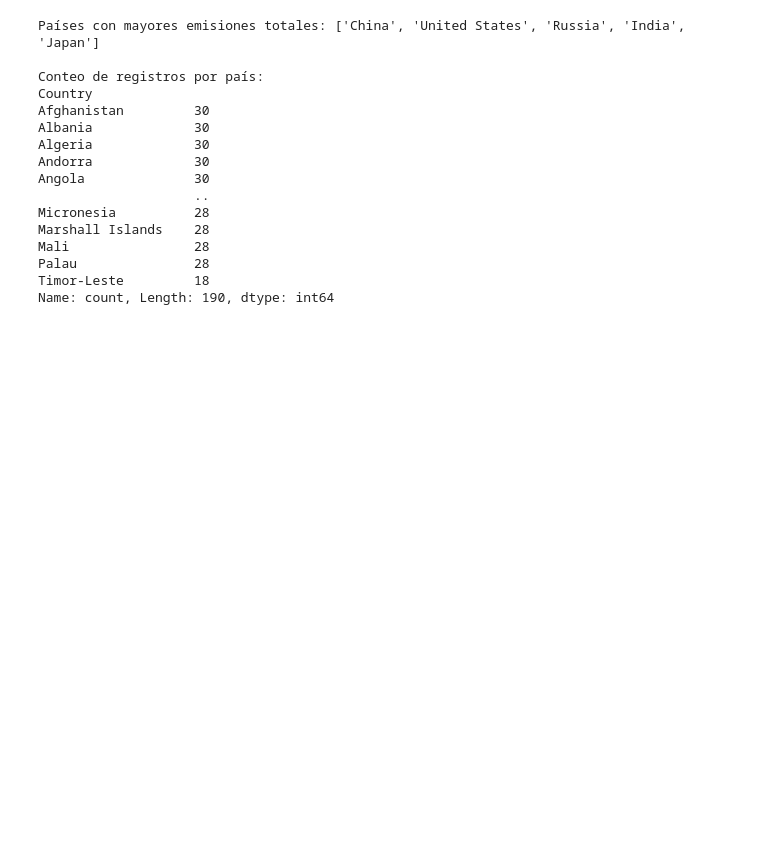
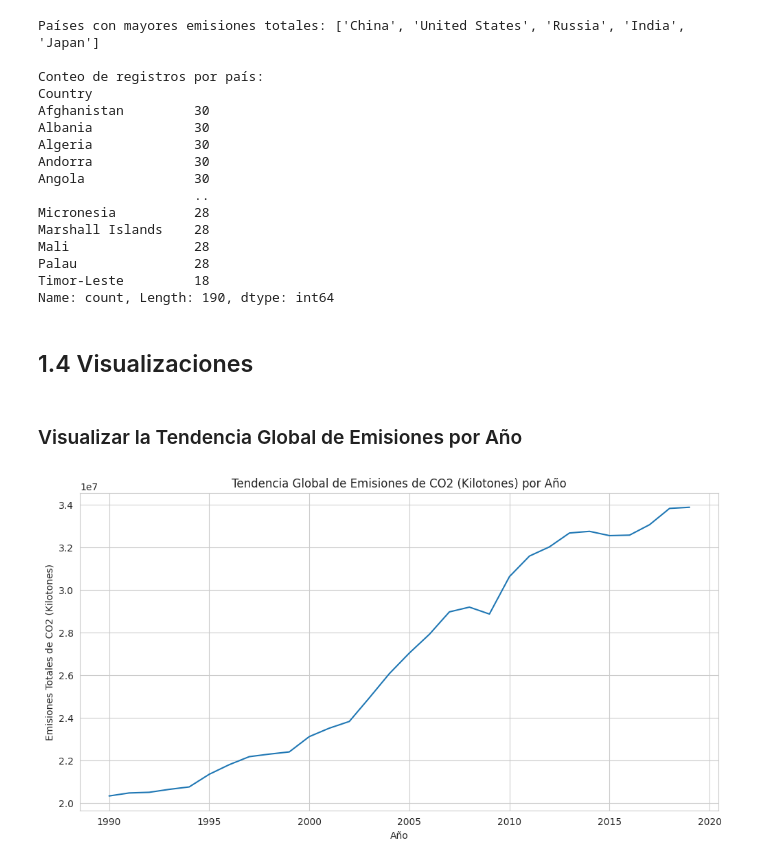
Before and after one commit to nueveonce/ProyectoCarbono, a Jupyter notebook: Proyecto_Carbono.ipynb, the cells around one changed output. Saved outputs shown, nothing was run; the diff lists cells and outputs as text; code cells hidden in the pictures; blank space fills up the shorter version.

```diff
--- a/Proyecto_Carbono.ipynb
+++ b/Proyecto_Carbono.ipynb
@@ -252,7 +274,10 @@ Name: Metric Tons Per Capita, dtype: float64
 ### Análisis de tendencias por año
 # %%
 # Agrupar por año y sumar las emisiones
-emissions_by_year = df.groupby('Year')['Kilotons of Co2'].sum().reset_index
+emissions_by_year = df.groupby('Year')['Kilotons of Co2'].sum().reset_index()
+
+# Ordenar por año
+emissions_by_year = emissions_by_year.sort_values(by='Year')
 print("\n Emisiones totales de CO2 por año:")
 print(emissions_by_year)
 # %% [output]
@@ -304,3 +329,21 @@ Mali                28
 Palau               28
 Timor-Leste         18
 Name: count, Length: 190, dtype: int64
+# %% [markdown]
+## 1.4 Visualizaciones
+# %% [markdown]
+### Visualizar la Tendencia Global de Emisiones por Año
+# %%
+# Configurar el estilo de los gráficos
+sns.set_style("whitegrid")
+
+# Gráfico de la tendencia global de emisiones
+plt.figure(figsize=(12, 6))
+sns.lineplot(data=emissions_by_year, x='Year', y='Kilotons of Co2')
+plt.title('Tendencia Global de Emisiones de CO2 (Kilotones) por Año')
+plt.xlabel('Año')
+plt.ylabel('Emisiones Totales de CO2 (Kilotones)')
+plt.grid(True)
+plt.show()
+# %% [output]
+[figure, added]
```
Also changed, not shown: parts of 23 cells of this notebook.
